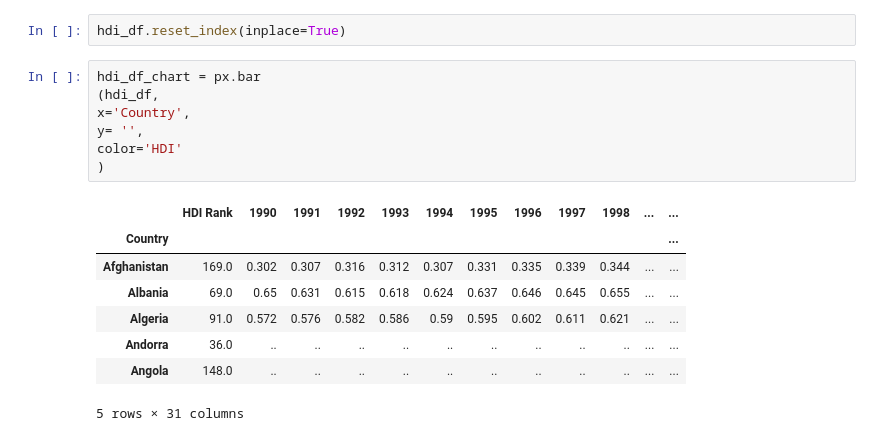
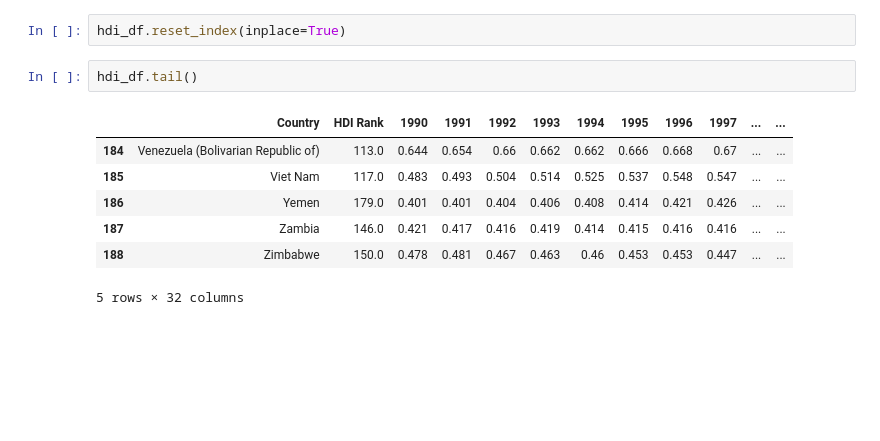
Before and after one commit to tyedem/Human-Development-Index, a Jupyter notebook: HDI-analysis.ipynb, the cells around one changed output. Drawn from its saved outputs; the diff is of its cells as text; blank space fills up the shorter version.

```diff
--- a/HDI-analysis.ipynb
+++ b/HDI-analysis.ipynb
@@ -162,19 +162,13 @@ Name: Venezuela (Bolivarian Republic of), dtype: object
 hdi_df = hdi_gps_df.drop(columns=['latitude', 'longitude'])
 # %%
 hdi_df.reset_index(inplace=True)
-# %%
-hdi_df_chart = px.bar
-(hdi_df,
-x='Country',
-y= '',
-color='HDI'
-)
-# %% [output]
-|  | HDI Rank | 1990 | 1991 | 1992 | 1993 | 1994 | 1995 | 1996 | 1997 | 1998 | ... | ... |
-| Country |  |  |  |  |  |  |  |  |  |  |  | ... |
-| Afghanistan | 169.0 | 0.302 | 0.307 | 0.316 | 0.312 | 0.307 | 0.331 | 0.335 | 0.339 | 0.344 | ... | ... |
-| Albania | 69.0 | 0.65 | 0.631 | 0.615 | 0.618 | 0.624 | 0.637 | 0.646 | 0.645 | 0.655 | ... | ... |
-| Algeria | 91.0 | 0.572 | 0.576 | 0.582 | 0.586 | 0.59 | 0.595 | 0.602 | 0.611 | 0.621 | ... | ... |
-| Andorra | 36.0 | .. | .. | .. | .. | .. | .. | .. | .. | .. | ... | ... |
-| Angola | 148.0 | .. | .. | .. | .. | .. | .. | .. | .. | .. | ... | ... |
-5 rows × 31 columns
+# %%
+hdi_df.tail()
+# %% [output]
+|  | Country | HDI Rank | 1990 | 1991 | 1992 | 1993 | 1994 | 1995 | 1996 | 1997 | ... | ... |
+| 184 | Venezuela (Bolivarian Republic of) | 113.0 | 0.644 | 0.654 | 0.66 | 0.662 | 0.662 | 0.666 | 0.668 | 0.67 | ... | ... |
+| 185 | Viet Nam | 117.0 | 0.483 | 0.493 | 0.504 | 0.514 | 0.525 | 0.537 | 0.548 | 0.547 | ... | ... |
+| 186 | Yemen | 179.0 | 0.401 | 0.401 | 0.404 | 0.406 | 0.408 | 0.414 | 0.421 | 0.426 | ... | ... |
+| 187 | Zambia | 146.0 | 0.421 | 0.417 | 0.416 | 0.419 | 0.414 | 0.415 | 0.416 | 0.416 | ... | ... |
+| 188 | Zimbabwe | 150.0 | 0.478 | 0.481 | 0.467 | 0.463 | 0.46 | 0.453 | 0.453 | 0.447 | ... | ... |
+5 rows × 32 columns
```
Also changed, not shown: parts of 4 cells of this notebook.
